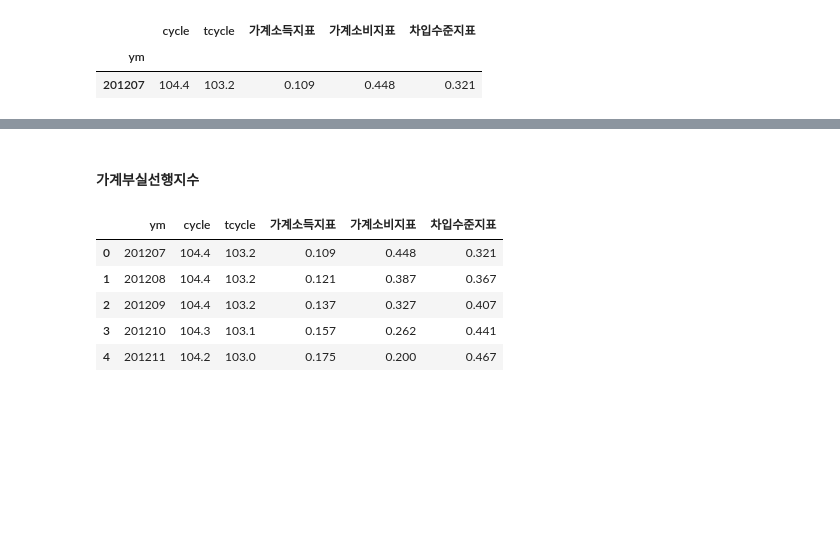
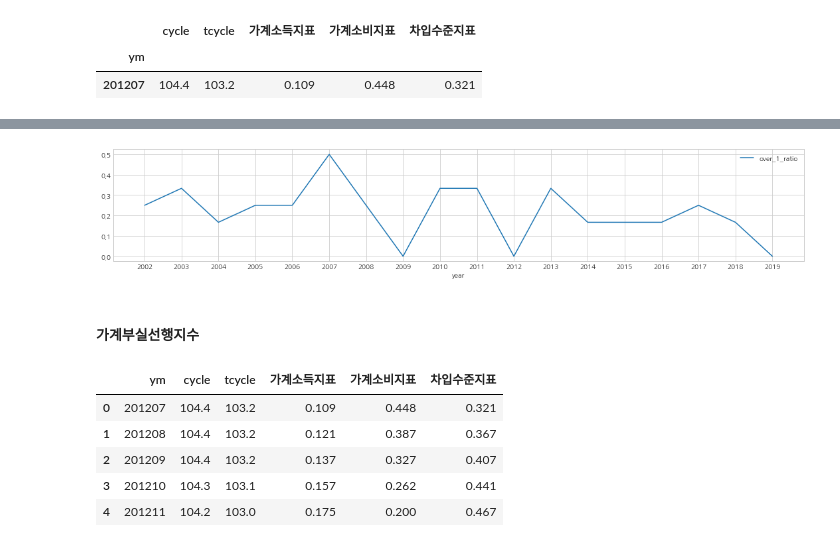
Before and after one commit to jeonghyunwoo/pub_data, a Jupyter notebook: social_doc2vec.ipynb, the cells around one changed output, grey strips where cells are left out. Cells and saved outputs as stored; diff of their text form; code cells hidden in the pictures; blank space fills up the shorter version.

```diff
--- a/social_doc2vec.ipynb
+++ b/social_doc2vec.ipynb
@@ -328,0 +367,2 @@ ndf_txt_vec1.to_pickle('data/ndf_txt_vec1.pkl')
+# %%
+x1['year'] = x1.date.dt.year
@@ -329,3 +411,9 @@ ndf_txt_vec1.to_pickle('data/ndf_txt_vec1.pkl')
+# %%
+x1.groupby('year').dx1.apply(lambda x: np.sum(x>0)/len(x)).to_frame(name='over_1_ratio').plot(figsize=(15,3))
+plt.xticks(np.arange(2002,2020).tolist())
+plt.tight_layout()
+# %% [output]
+[figure, added]
 # %% [markdown]
 #### 가계부실선행지수
 # %%
```
Also changed, not shown: parts of 10 cells of this notebook.
